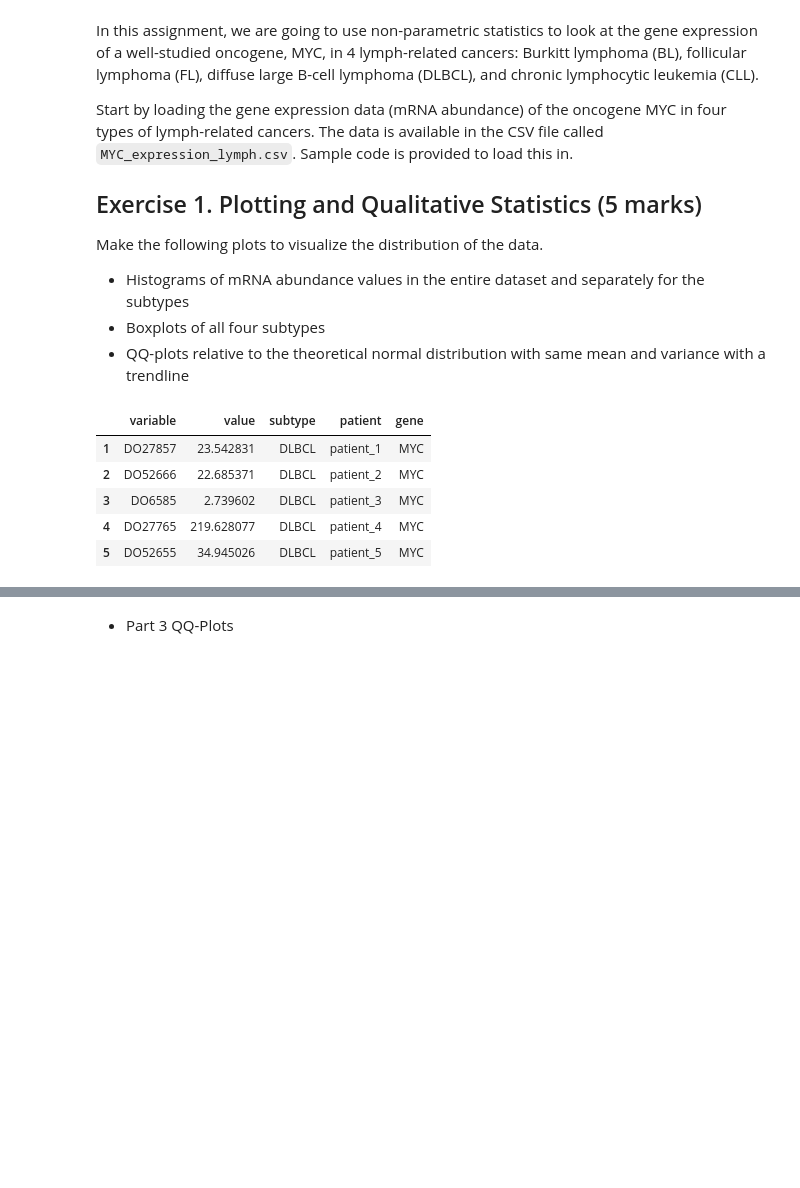
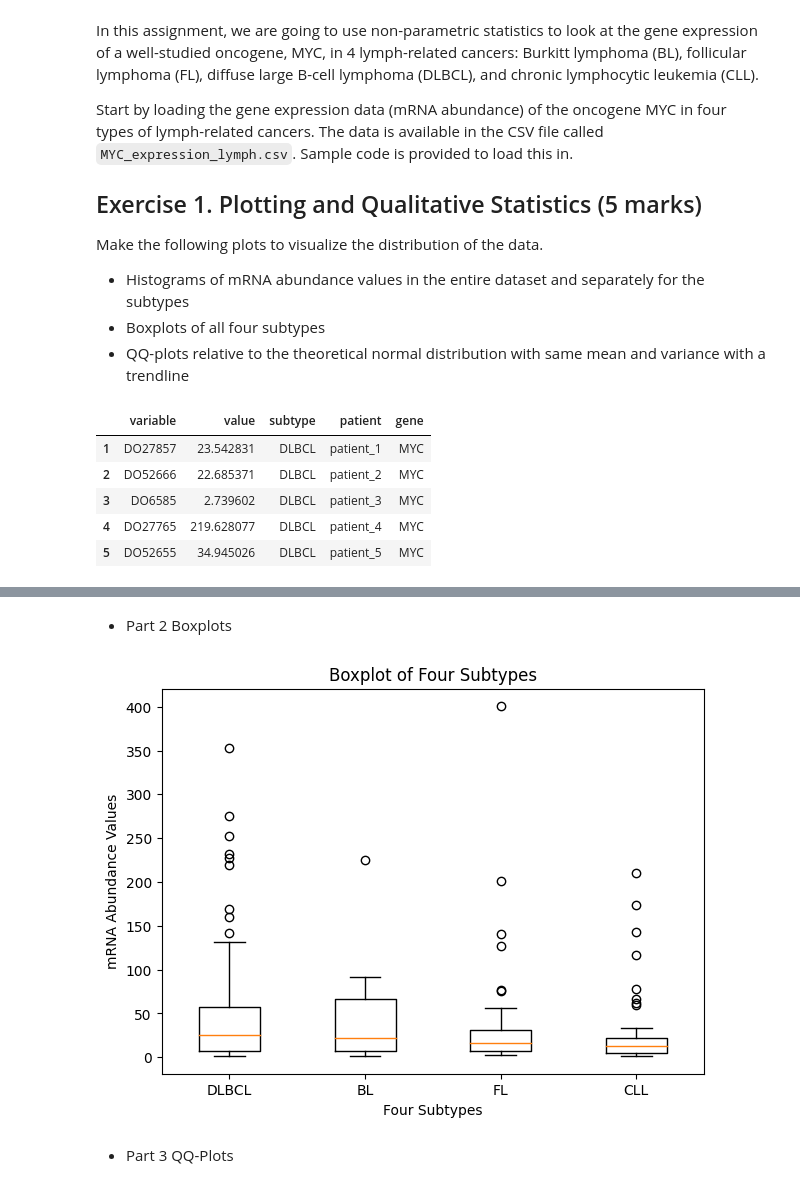
Before and after one commit to mikami520/MBP1201H-Biostats, a Jupyter notebook: Assignment 5/Yuliang_Xiao.1010073901.ipynb, the cells around one changed output, grey strips where cells are left out. Cells and saved outputs as stored; diff of their text form; code cells hidden in the pictures; blank space fills up the shorter version.

```diff
--- a/Assignment 5/Yuliang_Xiao.1010073901.ipynb
+++ b/Assignment 5/Yuliang_Xiao.1010073901.ipynb
@@ -39,3 +61,18 @@ dataset.head()
+# %% [markdown]
+- Part 2 Boxplots
+# %%
+_, ax = plt.subplots(1, 1, figsize=(7, 5))
+values = []
+for subtype in subtypes:
+    values += [dataset.value[dataset.subtype == subtype]]
+
+ax.boxplot(values, labels=subtypes)
+ax.set_xlabel('Four Subtypes')
+ax.set_ylabel('mRNA Abundance Values')
+ax.set_title(f'Boxplot of Four Subtypes')
+plt.show()
+# %% [output]
+[figure, added]
 # %% [markdown]
 - Part 3 QQ-Plots
 # %%
```
Also changed, not shown: parts of 15 cells of this notebook.
